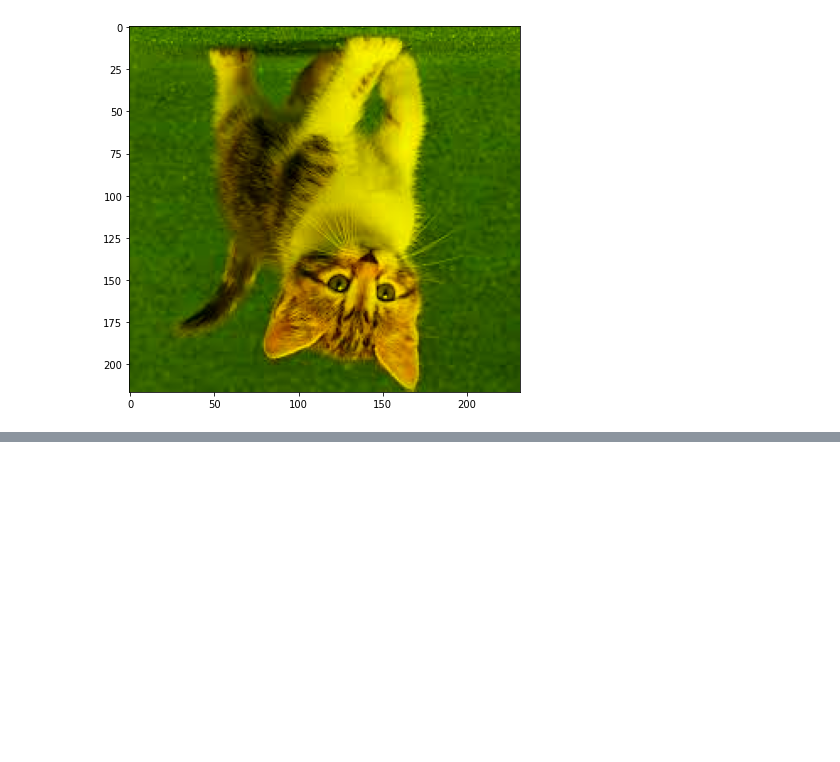
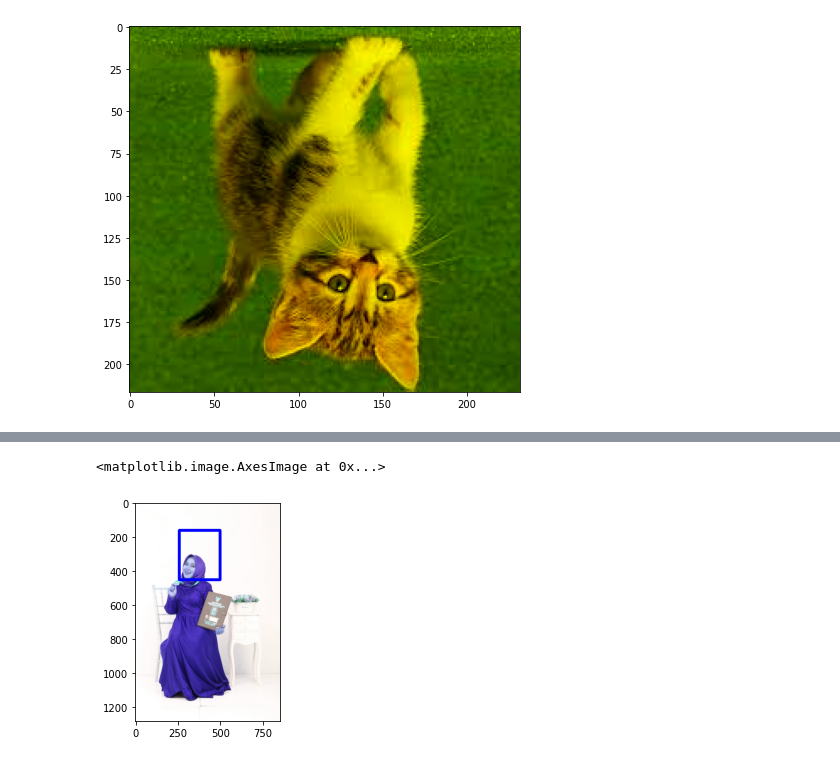
Before and after one commit to mmillania/PCVK_Genap_2021, a Jupyter notebook: Week2.ipynb, the cells around one changed output, grey strips where cells are left out. Drawn from its saved outputs; the diff is of its cells as text; code cells hidden in the pictures; blank space fills up the shorter version.

```diff
--- a/Week2.ipynb
+++ b/Week2.ipynb
@@ -212,0 +213,7 @@ plt.imshow(img_f)
+# %%
+#menambahkan rectangle
+cv.rectangle(img_f,pt1=(260,160),pt2=(500,450),color=(0,0,255),thickness=15)
+plt.imshow(img_f)
+# %% [output]
+<matplotlib.image.AxesImage at 0x...>
+[figure, added]
```
Also changed, not shown: parts of 7 cells of this notebook.
